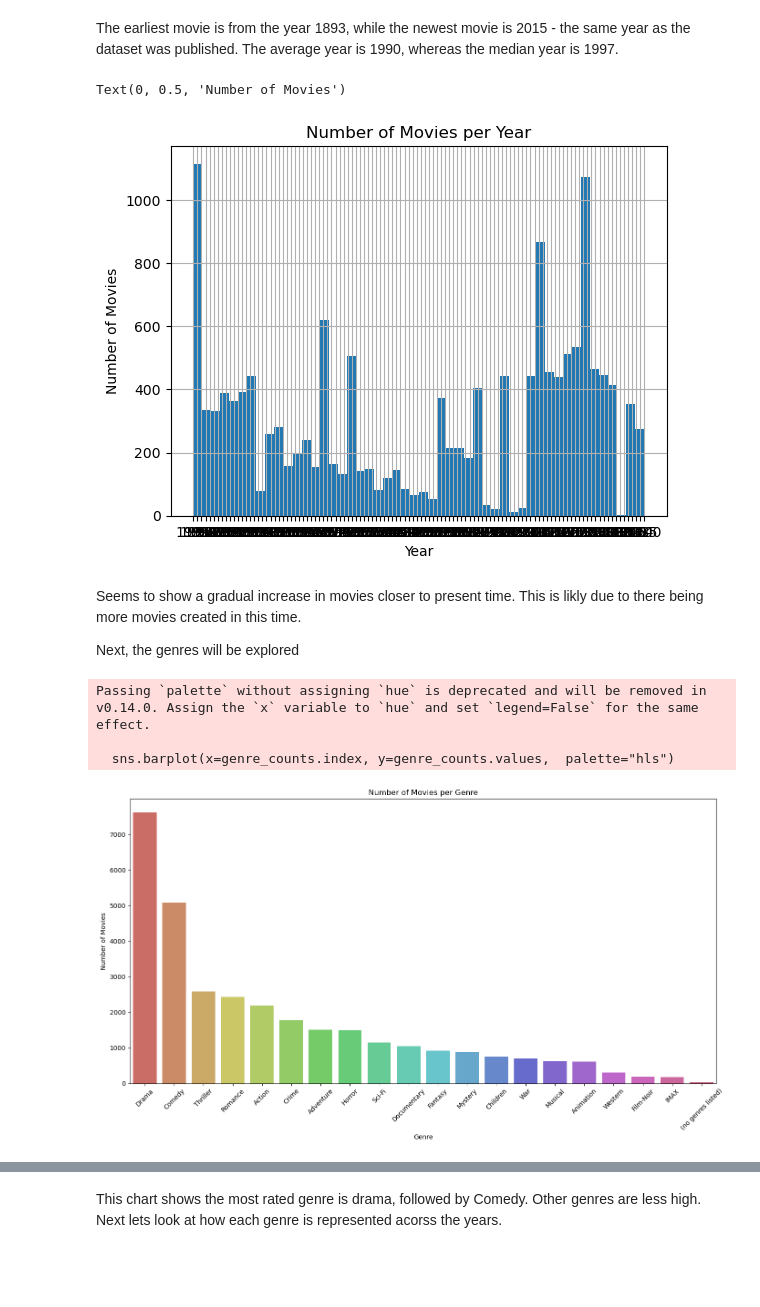
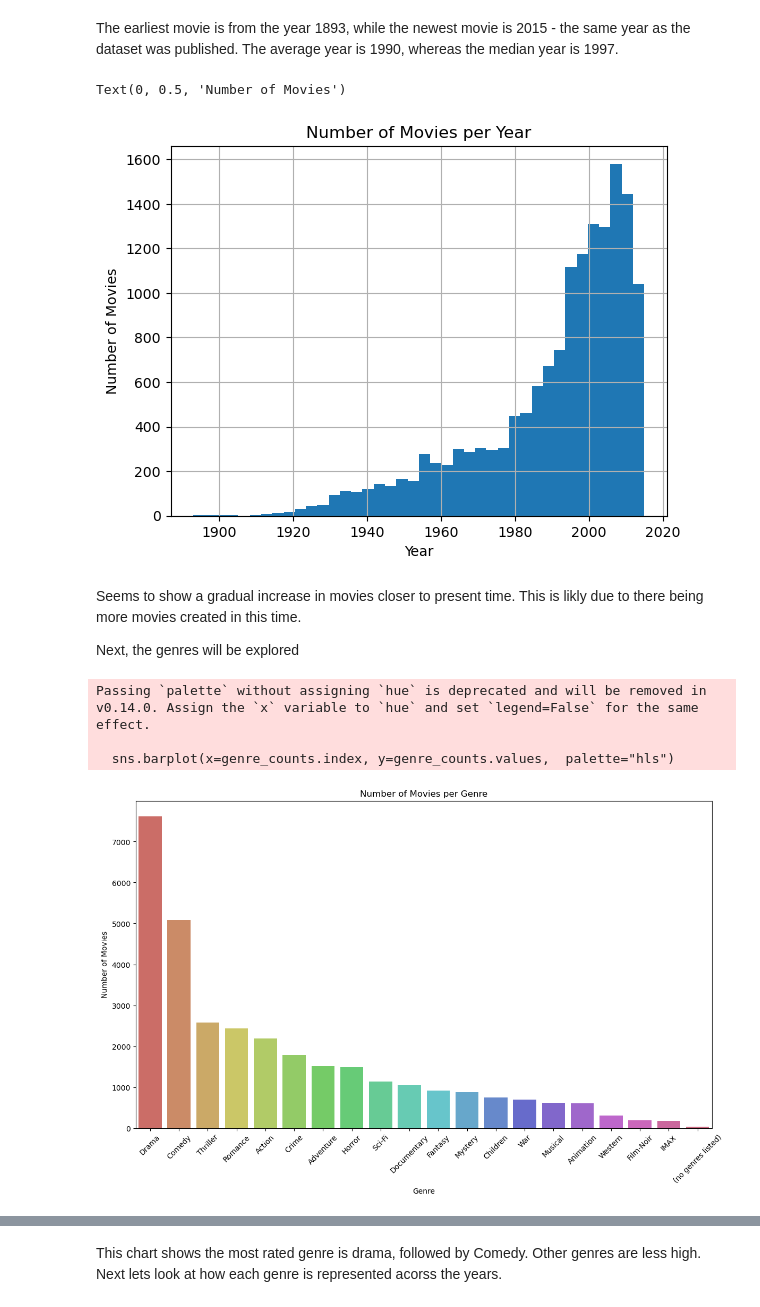
Before and after one commit to padraicohora/movie-recommendation, a Jupyter notebook: exploration/movies_univariate.ipynb, the cells around one changed output, grey strips where cells are left out. Drawn from its saved outputs; the diff is of its cells as text; code cells hidden in the pictures; blank space fills up the shorter version.

Commit message:
enhanced the movies charts

```diff
--- a/exploration/movies_univariate.ipynb
+++ b/exploration/movies_univariate.ipynb
@@ -189,40 +193,30 @@ Name: movie_year, dtype: object
 # %% [markdown]
 The earliest movie is from the year 1893, while the newest movie is 2015 - the same year as the dataset was published. The average year is 1990, whereas the median year is 1997.
 # %%
-movies['movie_year'].hist(bins=50)
+movies['movie_year'].hist(bins=40)
 plt.title('Number of Movies per Year')
 plt.xlabel('Year')
 plt.ylabel('Number of Movies')
 # %% [output]
 Text(0, 0.5, 'Number of Movies')
-[figure, old version]
+[figure, new version]
 # %% [markdown]
 Seems to show a gradual increase in movies closer to present time. This is likly due to there being more movies created in this time.
 
 Next, the genres will be explored
 # %%
-# Count the occurrences of each genre
 genre_counts = genres_one_hot.sum().sort_values(ascending=False)
 
-
-# Plot the bar chart
 plt.figure(figsize=(14, 8))
 sns.color_palette("hls", 8)
 sns.barplot(x=genre_counts.index, y=genre_counts.values,  palette="hls")
-
-# Adding titles and labels
 plt.title('Number of Movies per Genre')
 plt.xlabel('Genre')
 plt.ylabel('Number of Movies')
-
-# Rotate the x-axis labels for better visibility
 plt.xticks(rotation=45)
-
-# Show the plot
-plt.tight_layout()
 plt.show()
 # %% [output]
 Passing `palette` without assigning `hue` is deprecated and will be removed in v0.14.0. Assign the `x` variable to `hue` and set `legend=False` for the same effect.
 
   sns.barplot(x=genre_counts.index, y=genre_counts.values,  palette="hls")
-[figure, old version]
+[figure, new version]
```
Also changed, not shown: parts of 10 cells of this notebook, 2 other files.
